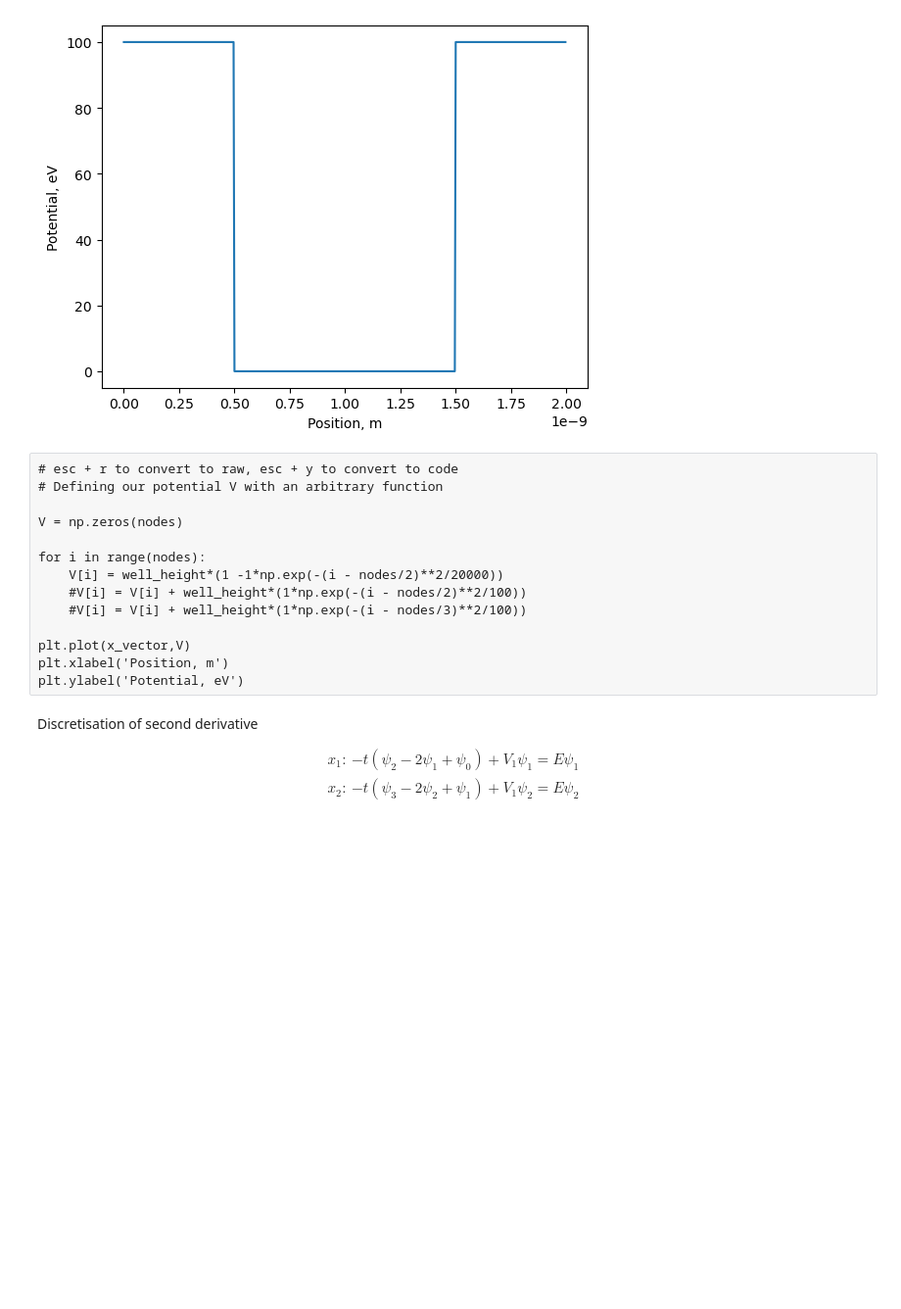
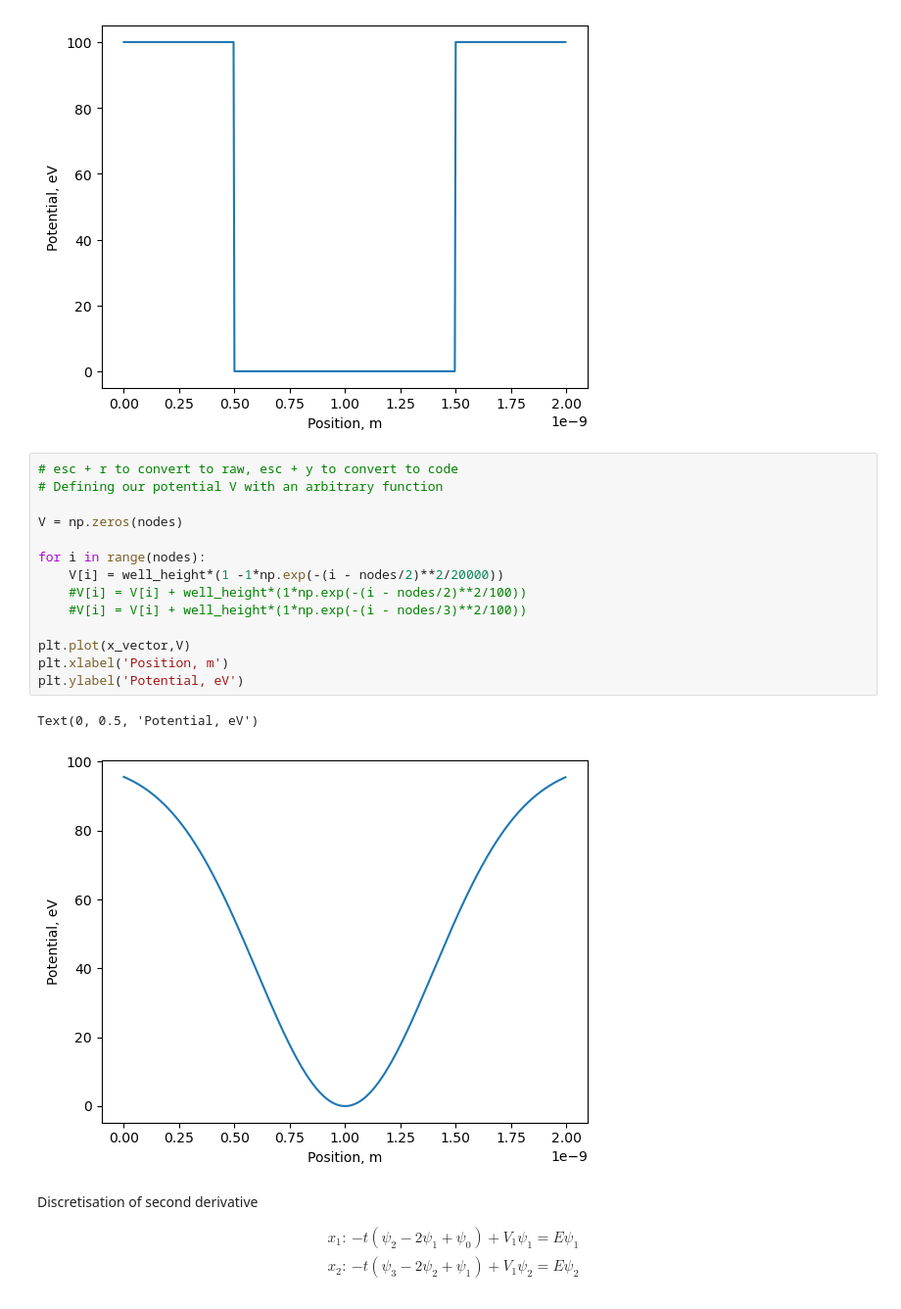
Before and after one commit to phys3112/Tutorials-with-Matt, a Jupyter notebook: Tutorial 7 Schrodinger/Tutorial 7 Schrodinger.ipynb, the cells around one changed output. Shown at 98% size. Saved outputs shown, nothing was run; the diff lists cells and outputs as text; blank space fills up the shorter version.

```diff
--- a/Tutorial 7 Schrodinger/Tutorial 7 Schrodinger.ipynb
+++ b/Tutorial 7 Schrodinger/Tutorial 7 Schrodinger.ipynb
@@ -50,20 +50,23 @@ plt.ylabel('Potential, eV')
 # %% [output]
 Text(0, 0.5, 'Potential, eV')
 [figure]
-# %% [raw]
-# esc + r to convert to raw, esc + y to convert to code
-# Defining our potential V with an arbitrary function
-
-V = np.zeros(nodes)
-
-for i in range(nodes):
-    V[i] = well_height*(1 -1*np.exp(-(i - nodes/2)**2/20000))
-    #V[i] = V[i] + well_height*(1*np.exp(-(i - nodes/2)**2/100))
-    #V[i] = V[i] + well_height*(1*np.exp(-(i - nodes/3)**2/100))
-
-plt.plot(x_vector,V)
-plt.xlabel('Position, m')
-plt.ylabel('Potential, eV')
+# %%
+# esc + r to convert to raw, esc + y to convert to code
+# Defining our potential V with an arbitrary function
+
+V = np.zeros(nodes)
+
+for i in range(nodes):
+    V[i] = well_height*(1 -1*np.exp(-(i - nodes/2)**2/20000))
+    #V[i] = V[i] + well_height*(1*np.exp(-(i - nodes/2)**2/100))
+    #V[i] = V[i] + well_height*(1*np.exp(-(i - nodes/3)**2/100))
+
+plt.plot(x_vector,V)
+plt.xlabel('Position, m')
+plt.ylabel('Potential, eV')
+# %% [output]
+Text(0, 0.5, 'Potential, eV')
+[figure, added]
 # %% [markdown]
 Discretisation of second derivative
 
```
Also changed, not shown: parts of 2 cells of this notebook, 3 other files.
